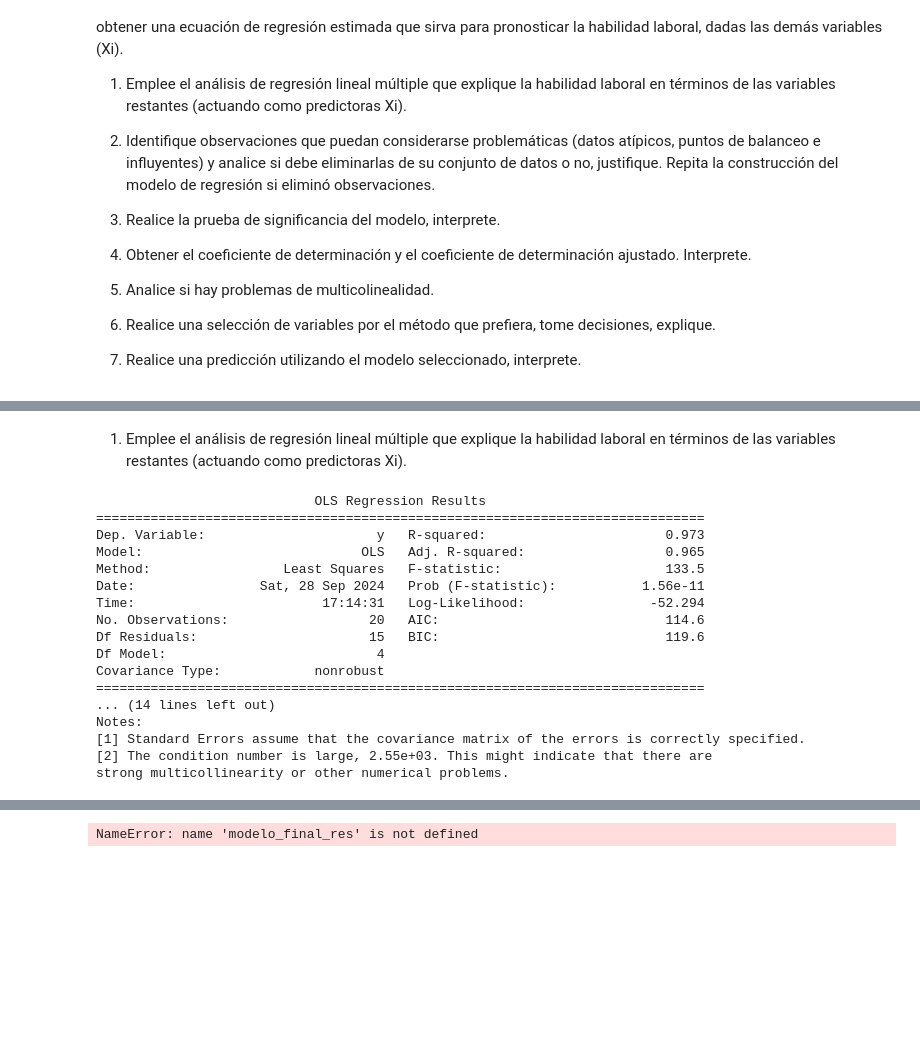
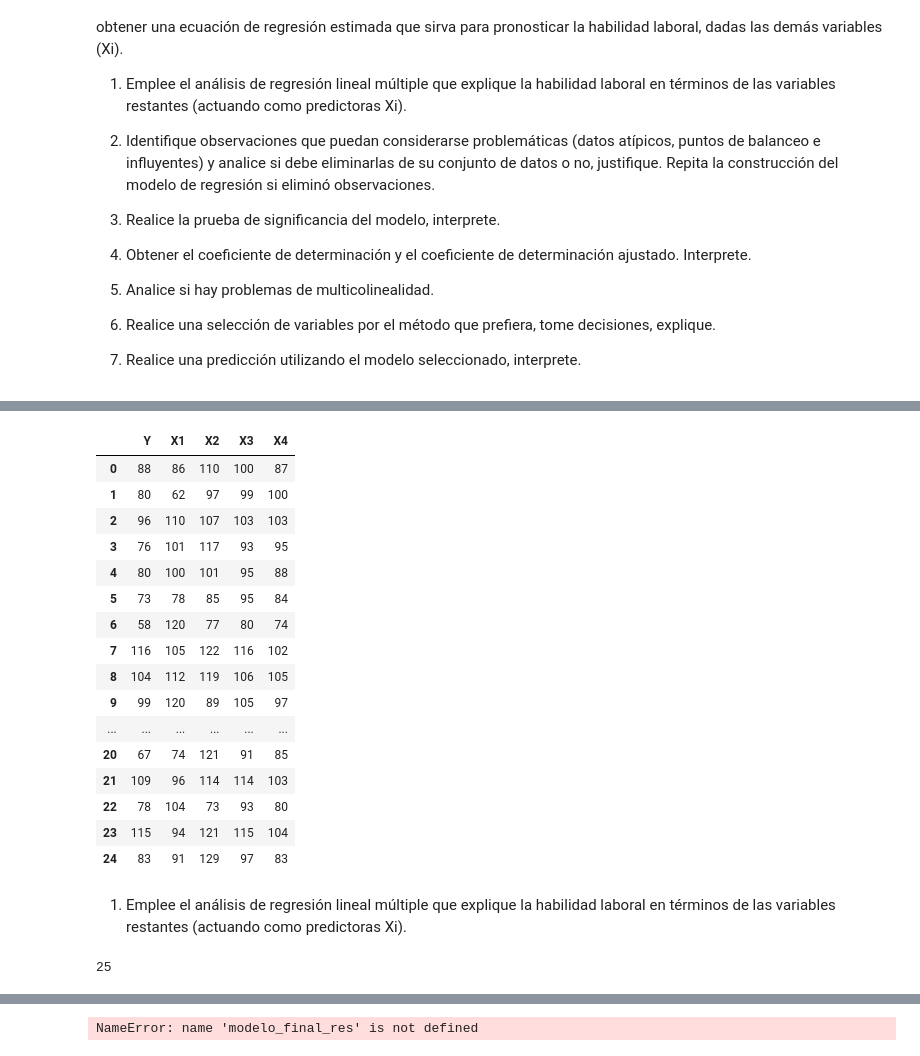
Before and after one commit to JuanJoseNaranjo/Regresion_lineal_multiple, a Jupyter notebook: Trabajo3EAE_JuanJoseNaranjoVelasquez_DiegoAlejandroMoraSuarez_KennetDavidLeonelTriana.ipynb, the cells around one changed output, grey strips where cells are left out. Cells and saved outputs as stored; diff of their text form; code cells hidden in the pictures; blank space fills up the shorter version.

```diff
--- a/Trabajo3EAE_JuanJoseNaranjoVelasquez_DiegoAlejandroMoraSuarez_KennetDavidLeonelTriana.ipynb
+++ b/Trabajo3EAE_JuanJoseNaranjoVelasquez_DiegoAlejandroMoraSuarez_KennetDavidLeonelTriana.ipynb
@@ -31,5 +29,31 @@ ModuleNotFoundError: No module named 'ols'
 # %%
 DatosLaboral = pd.read_csv("https://raw.githubusercontent.com/JuanJoseNaranjo/Regresion_lineal_multiple/refs/heads/main/laboral.csv", sep=';')
+# %%
+DatosLaboral
+# %% [output]
+|  | Y | X1 | X2 | X3 | X4 |
+| 0 | 88 | 86 | 110 | 100 | 87 |
+| 1 | 80 | 62 | 97 | 99 | 100 |
+| 2 | 96 | 110 | 107 | 103 | 103 |
+| 3 | 76 | 101 | 117 | 93 | 95 |
+| 4 | 80 | 100 | 101 | 95 | 88 |
+| 5 | 73 | 78 | 85 | 95 | 84 |
+| 6 | 58 | 120 | 77 | 80 | 74 |
+| 7 | 116 | 105 | 122 | 116 | 102 |
+| 8 | 104 | 112 | 119 | 106 | 105 |
+| 9 | 99 | 120 | 89 | 105 | 97 |
+| ... | ... | ... | ... | ... | ... |
+| 20 | 67 | 74 | 121 | 91 | 85 |
+| 21 | 109 | 96 | 114 | 114 | 103 |
+| 22 | 78 | 104 | 73 | 93 | 80 |
+| 23 | 115 | 94 | 121 | 115 | 104 |
+| 24 | 83 | 91 | 129 | 97 | 83 |
 # %% [markdown]
 1. Emplee el análisis de regresión lineal múltiple que explique la habilidad laboral en términos de las variables restantes (actuando como predictoras Xi).
+# %%
+# Dividiendo los datos
+x = DatosLaboral.drop(columns='Y')
+y = DatosLaboral['Y']
+# %% [output]
+25
 # %%
@@ -49,24 +69,10 @@ X_train, X_test, y_train, y_test = train_test_split(
 # ==============================================================================
 # A la matriz de predictores se le tiene que añadir una columna de 1s
 # para el intercept del modelo
-X_train = sm.add_constant(X_train, prepend=True).rename(columns={'const':'intercept'})
-modelo = sm.OLS(endog=y_train, exog=X_train).fit()
-print(modelo.summary())
+
+x = sm.add_constant(x) # Es el intercepto
+modelo = sm.OLS(y,x).fit()
+
+# x_train = sm.add_constant(x_train, prepend=True).rename(columns={'const':'intercept'})
+# modelo = sm.OLS(endog=y_train, exog=x_train).fit()
+# print(modelo.summary())
-# %% [output]
-                            OLS Regression Results
-==============================================================================
-Dep. Variable:                      y   R-squared:                       0.973
-Model:                            OLS   Adj. R-squared:                  0.965
-Method:                 Least Squares   F-statistic:                     133.5
-Date:                Sat, 28 Sep 2024   Prob (F-statistic):           1.56e-11
-Time:                        17:14:31   Log-Likelihood:                -52.294
-No. Observations:                  20   AIC:                             114.6
-Df Residuals:                      15   BIC:                             119.6
-Df Model:                           4
-Covariance Type:            nonrobust
-==============================================================================
-... (14 lines left out)
-Notes:
-[1] Standard Errors assume that the covariance matrix of the errors is correctly specified.
-[2] The condition number is large, 2.55e+03. This might indicate that there are
-strong multicollinearity or other numerical problems.
```
Also changed, not shown: parts of 10 cells of this notebook.
